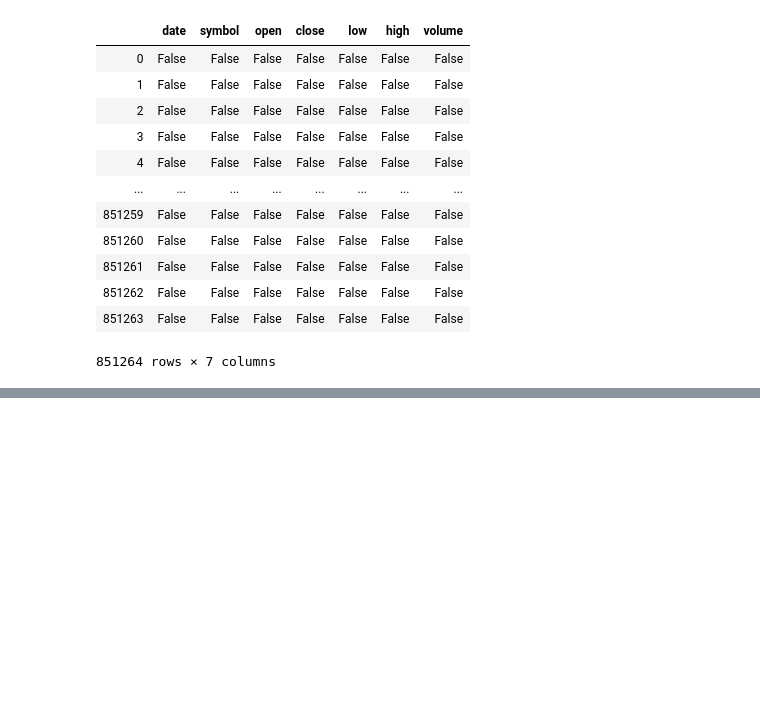
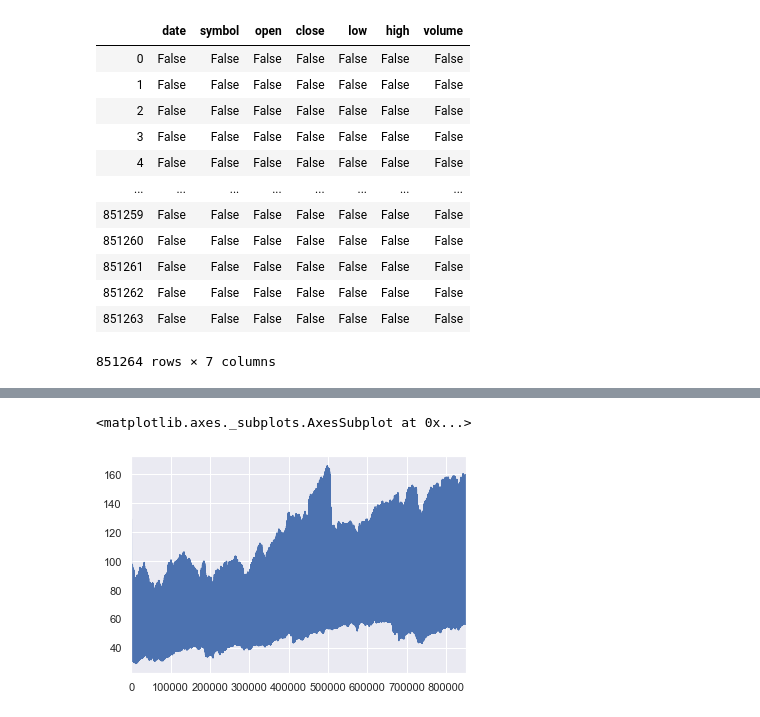
Before and after one commit to MrThomasLowe/honoursrepo, a Jupyter notebook: jupyter version.ipynb, the cells around one changed output, grey strips where cells are left out. Cells and saved outputs as stored; diff of their text form; code cells hidden in the pictures; blank space fills up the shorter version.

```diff
--- a/jupyter version.ipynb
+++ b/jupyter version.ipynb
@@ -69,0 +86,5 @@ KeyboardInterrupt:
+# %%
+stock_data['open'].rolling(25).mean().plot()
+# %% [output]
+<matplotlib.axes._subplots.AxesSubplot at 0x...>
+[figure, added]
```
Also changed, not shown: parts of 10 cells of this notebook, 2 other files.
